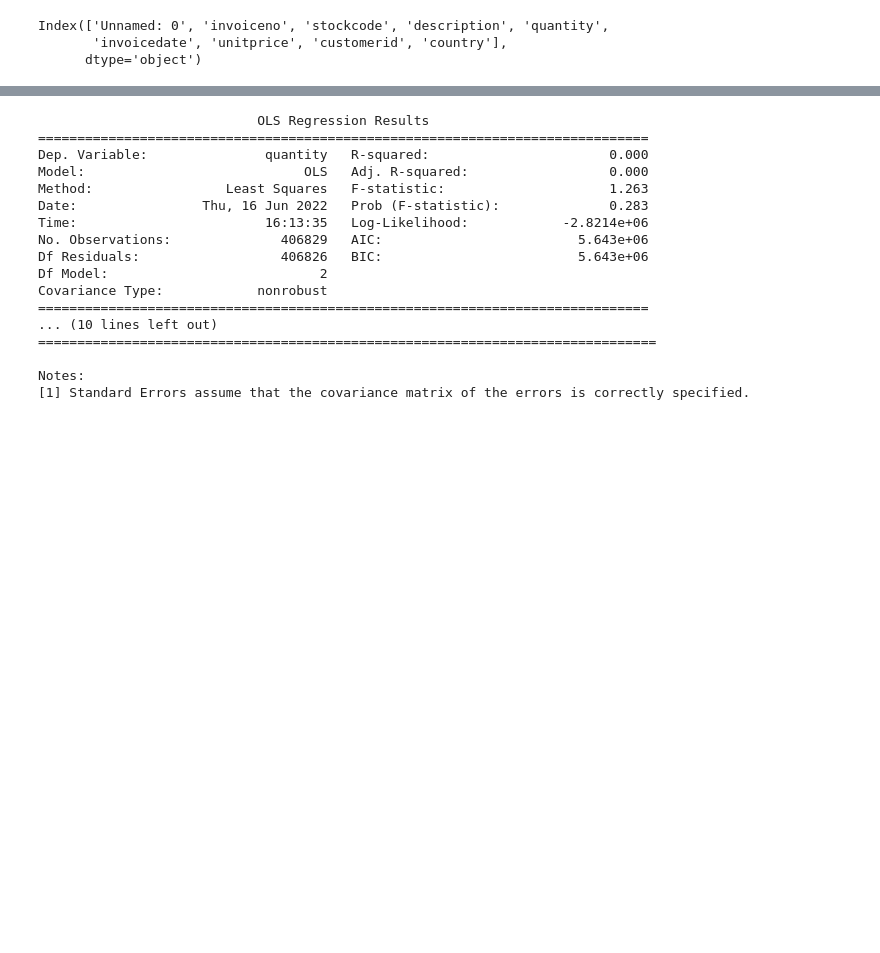
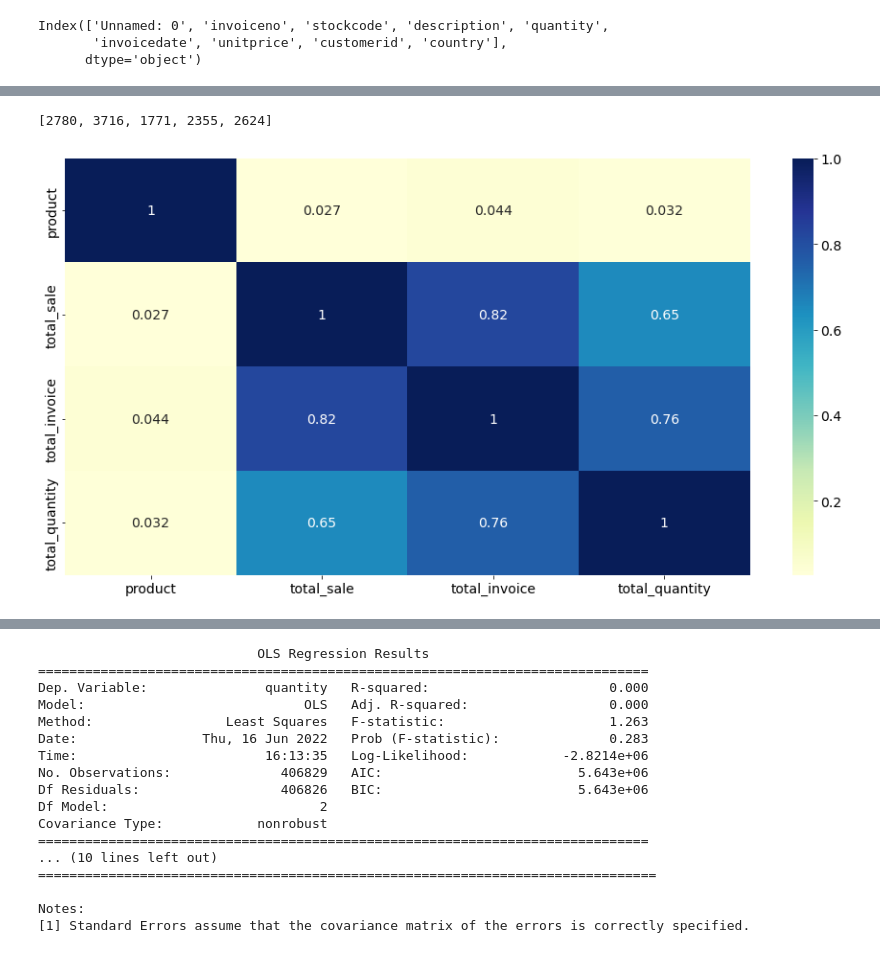
Before and after one commit to Aukerul-Shuvo/DAAS_Retail, a Jupyter notebook: notebook/Diagnostic Analysis.ipynb, the cells around one changed output, grey strips where cells are left out. Cells and saved outputs as stored; diff of their text form; code cells hidden in the pictures; blank space fills up the shorter version.

```diff
--- a/notebook/Diagnostic Analysis.ipynb
+++ b/notebook/Diagnostic Analysis.ipynb
@@ -104,0 +189,11 @@ plt.rc("font", size=14)
+# %%
+# which products are sold most in numbers of sales (means how much money the product gains)
+# and in number of per invoice (means the number of customer choose the product in his order)
+# and in number of quantity (means how maany this product has been sold)
+# within 2010-2011?
+
+product_quantity = duckdb.query("""
+select product, sum(total_sale) as total_sale, count(invoiceno) as total_invoice, sum(quantity) as total_quantity
+from df group by product order by total_sale DESC
+""").df()
+product_quantity
@@ -104,0 +214,10 @@ plt.rc("font", size=14)
+# %%
+top_5_products_in_2010_2011 = list(product_quantity['product'].head(5))
+top_5_products_in_2010_2011
+# %% [output]
+[2780, 3716, 1771, 2355, 2624]
+# %%
+corr = df.corr().round(3)
+dataplot = sns.heatmap(product_quantity.corr(), cmap="YlGnBu", annot=True)
+# %% [output]
+[figure, added]
```
Also changed, not shown: parts of 24 cells of this notebook.
